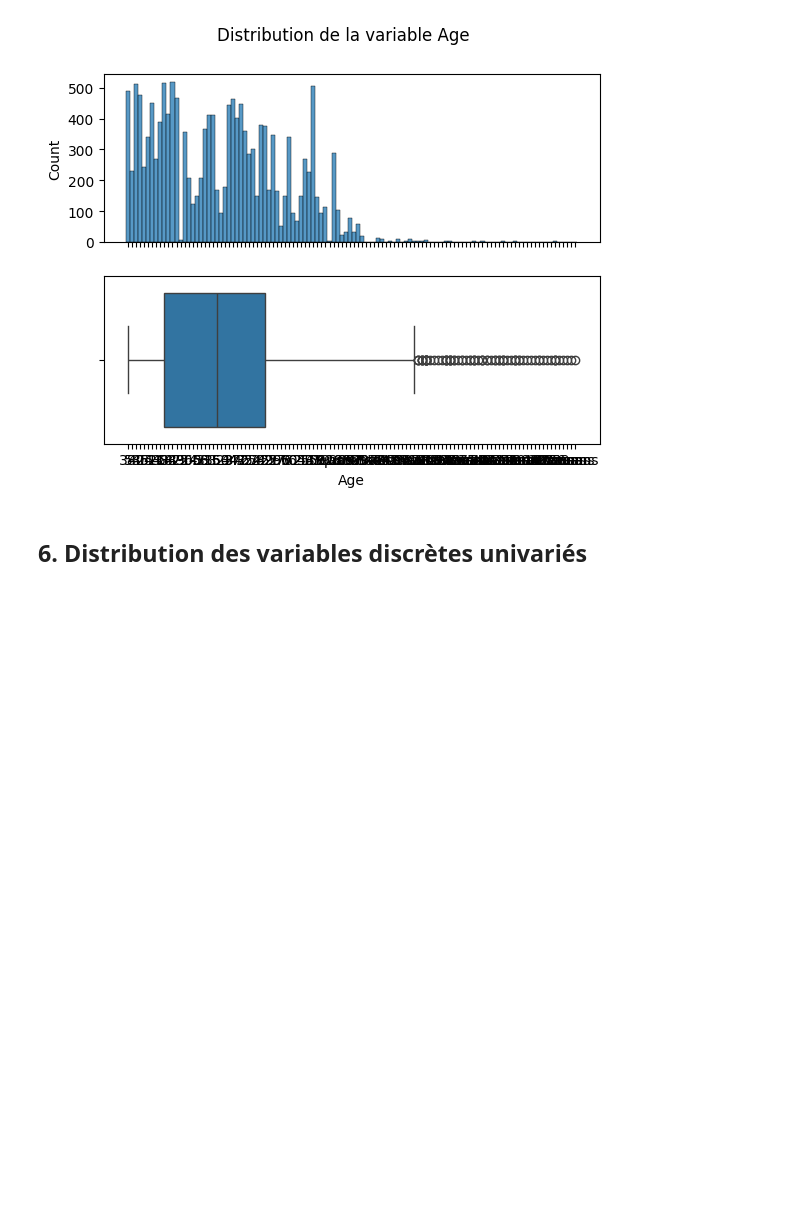
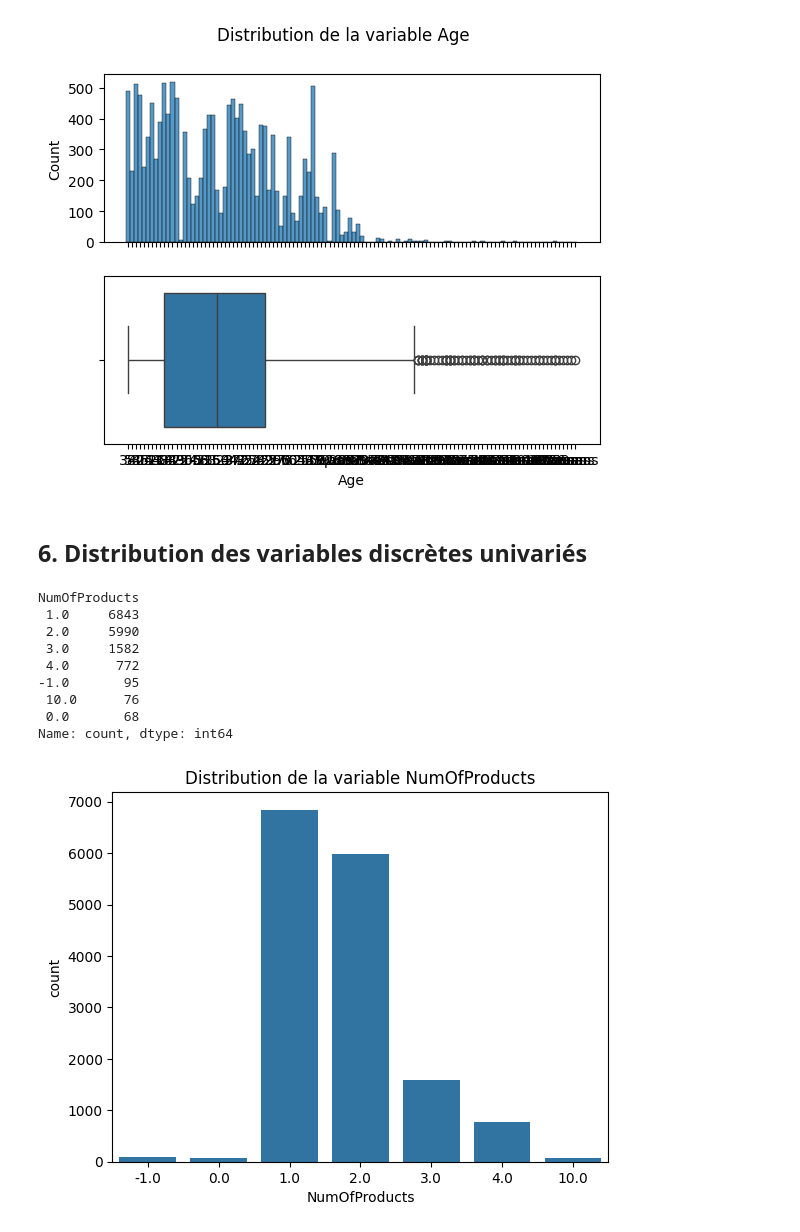
Before and after one commit to romaric420/prediction_depart_client_cycle_complet_ml, a Jupyter notebook: notebooks/01_eda.ipynb, the cells around one changed output. Cells and saved outputs as stored; diff of their text form; code cells hidden in the pictures; blank space fills up the shorter version.

```diff
--- a/notebooks/01_eda.ipynb
+++ b/notebooks/01_eda.ipynb
@@ -212,3 +212,19 @@ Name: Age, dtype: object
 [figure]
 # %% [markdown]
 ## 6. Distribution des variables discrètes univariés
+# %%
+print(df["NumOfProducts"].value_counts())
+sns.countplot(x=df["NumOfProducts"])
+plt.title("Distribution de la variable NumOfProducts")
+plt.show()
+# %% [output]
+NumOfProducts
+ 1.0     6843
+ 2.0     5990
+ 3.0     1582
+ 4.0      772
+-1.0       95
+ 10.0      76
+ 0.0       68
+Name: count, dtype: int64
+[figure, added]
```
Also changed, not shown: parts of 22 cells of this notebook, 32 other files.
